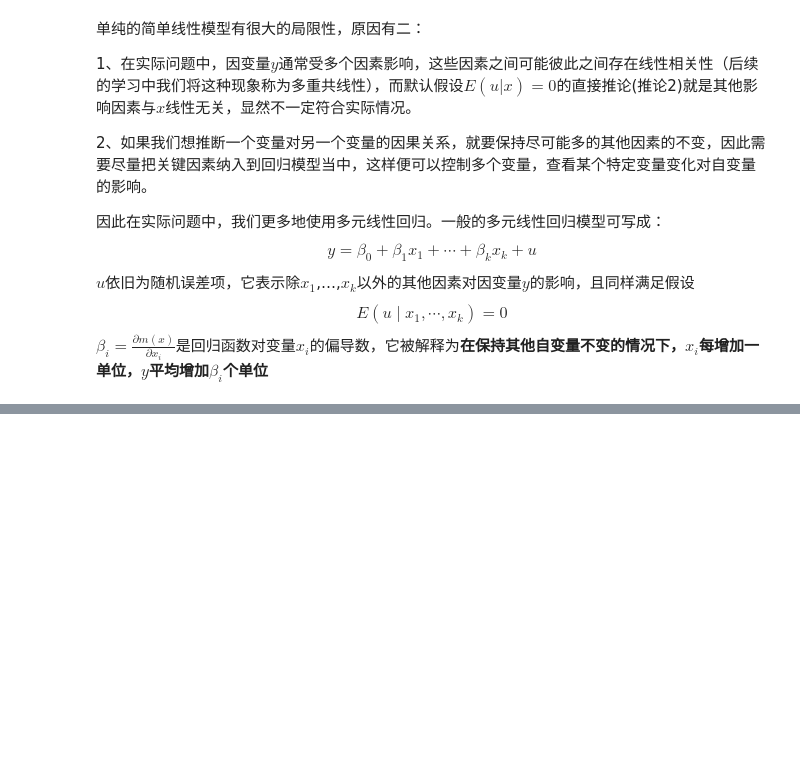
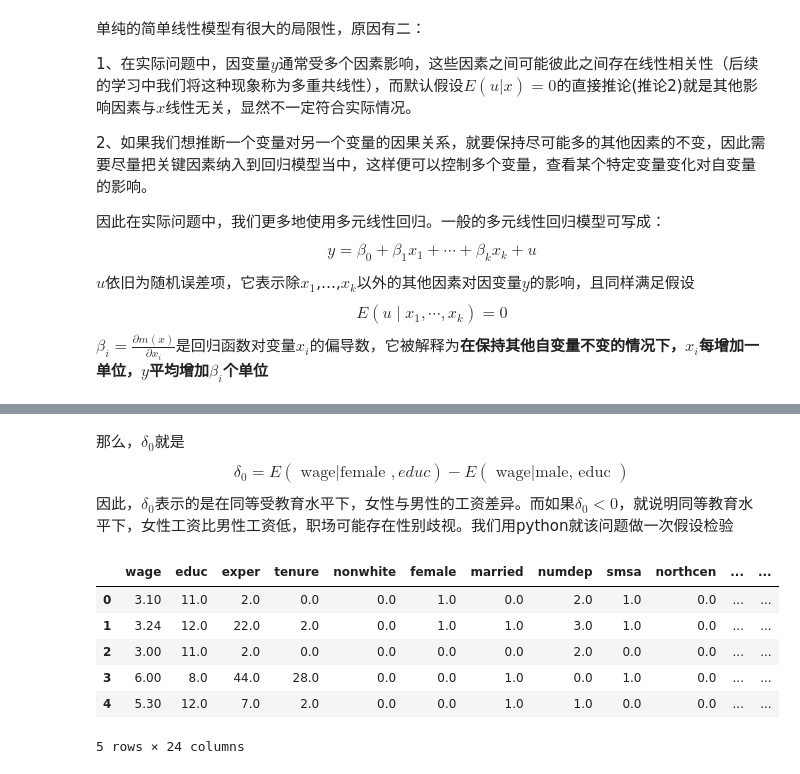
Before and after one commit to Git-Model/Modeling-Universe, a Jupyter notebook: Data-Story/统计分析之回归分析/回归.ipynb, the cells around one changed output, grey strips where cells are left out. Saved outputs shown, nothing was run; the diff lists cells and outputs as text; code cells hidden in the pictures; blank space fills up the shorter version.

```diff
--- a/Data-Story/统计分析之回归分析/回归.ipynb
+++ b/Data-Story/统计分析之回归分析/回归.ipynb
@@ -201,0 +1110,17 @@ data
+# %% [markdown]
+那么，$\delta_{0}$就是
+$$
+\delta_{0}=E(\text { wage|female }, e d u c)-E(\text { wage|male, educ })
+$$
+因此，$\delta_{0}$表示的是在同等受教育水平下，女性与男性的工资差异。而如果$\delta_{0}<0$，就说明同等教育水平下，女性工资比男性工资低，职场可能存在性别歧视。我们用python就该问题做一次假设检验
+# %%
+wage1=pd.read_stata('wage1.dta')
+wage1.head()
+# %% [output]
+|  | wage | educ | exper | tenure | nonwhite | female | married | numdep | smsa | northcen | ... | ... |
+| 0 | 3.10 | 11.0 | 2.0 | 0.0 | 0.0 | 1.0 | 0.0 | 2.0 | 1.0 | 0.0 | ... | ... |
+| 1 | 3.24 | 12.0 | 22.0 | 2.0 | 0.0 | 1.0 | 1.0 | 3.0 | 1.0 | 0.0 | ... | ... |
+| 2 | 3.00 | 11.0 | 2.0 | 0.0 | 0.0 | 0.0 | 0.0 | 2.0 | 0.0 | 0.0 | ... | ... |
+| 3 | 6.00 | 8.0 | 44.0 | 28.0 | 0.0 | 0.0 | 1.0 | 0.0 | 1.0 | 0.0 | ... | ... |
+| 4 | 5.30 | 12.0 | 7.0 | 2.0 | 0.0 | 0.0 | 1.0 | 1.0 | 0.0 | 0.0 | ... | ... |
+5 rows × 24 columns
```
Also changed, not shown: parts of 123 cells of this notebook.
